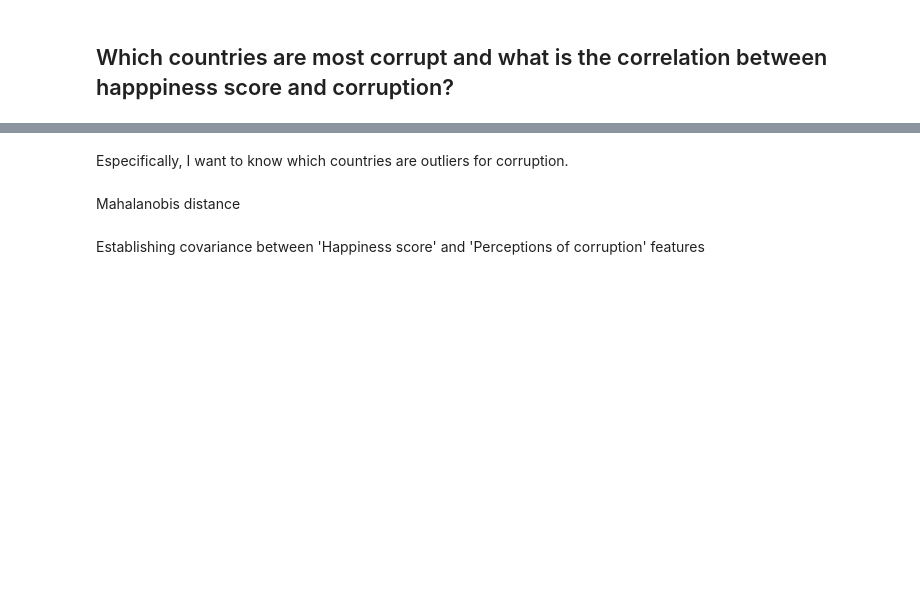
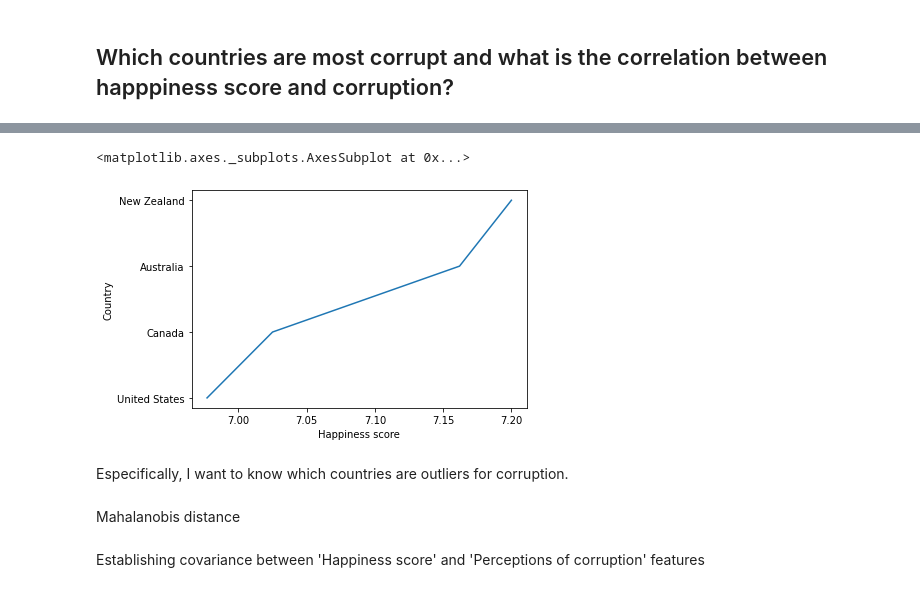
Before and after one commit to lauxpaux/HappinessResearch, a Jupyter notebook: HappinessDataExploration.ipynb, the cells around one changed output, grey strips where cells are left out. Drawn from its saved outputs; the diff is of its cells as text; code cells hidden in the pictures; blank space fills up the shorter version.

Commit message:
Added continents feature for continental evaluation

```diff
--- a/HappinessDataExploration.ipynb
+++ b/HappinessDataExploration.ipynb
@@ -311,3 +304,9 @@ ax.spines['bottom'].set_visible(False)
 [figure]
 # %% [markdown]
 Classifying continents
+# %%
+continents = pd.read_csv(r'/content/drive/MyDrive/Happiness Dataset/world-happiness-report-2021.csv')
+continents_feature = ct = {k:v for k,v in zip(continents["Country name"],continents["Regional indicator"])}
+# %%
+cleaned_df["Continents"] = cleaned_df["Country"].map(continents_feature)
+cleaned_df.isnull().sum()
@@ -313,0 +324,14 @@ Classifying continents
+# %%
+cts_renamed = {
+    "Sub-Saharan Africa":"Africa",
+    "Western Europe":"Europe",
+    "Latin America and Caribbean":"South America",
+    "Middle East and North Africa":"Africa",
+    "Central and Eastern Europe":"Europe",
+    "Commonwealth of Independent States":"Asia",
+    "Southeast Asia":"Asia",
+    "South Asia":"Asia",
+    "East Asia":"Asia",
+    "North America and ANZ":"North America"
+    }
+cleaned_df["Continents"] = cleaned_df["Continents"].replace(cts_renamed)
@@ -314,2 +350,5 @@ Classifying continents
 # %% [markdown]
 ## Which countries are most corrupt and what is the correlation between happpiness score and corruption?
+# %%
+NorthAmerica = cleaned_df.loc[cleaned_df['Continents'] == 'North America']
+NorthAmerica
@@ -316,3 +361,8 @@ Classifying continents
+# %%
+sns.lineplot(data=NorthAmerica, x='Happiness score', y='Country', markers='o', palette='flare')
+# %% [output]
+<matplotlib.axes._subplots.AxesSubplot at 0x...>
+[figure, added]
 # %% [markdown]
 
 
```
Also changed, not shown: parts of 7 cells of this notebook.
